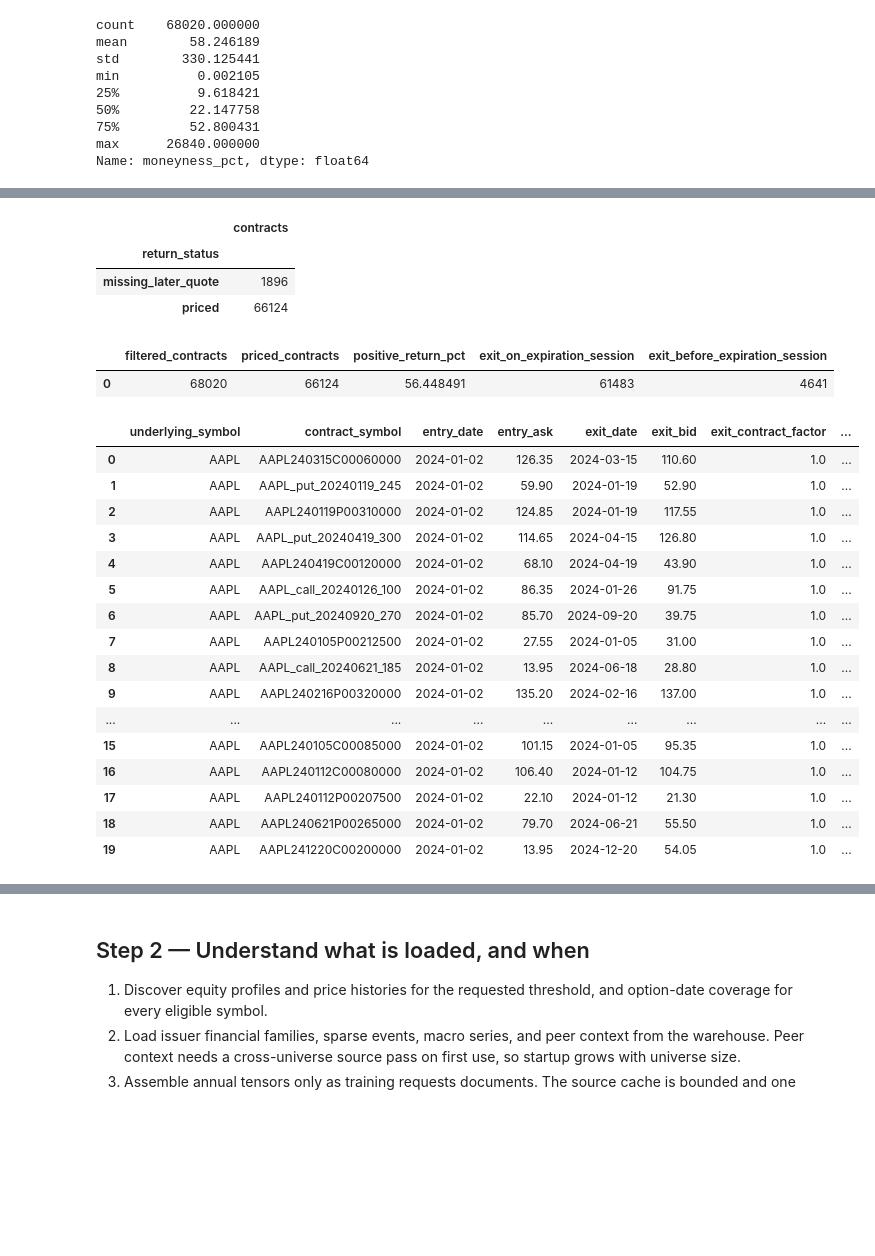
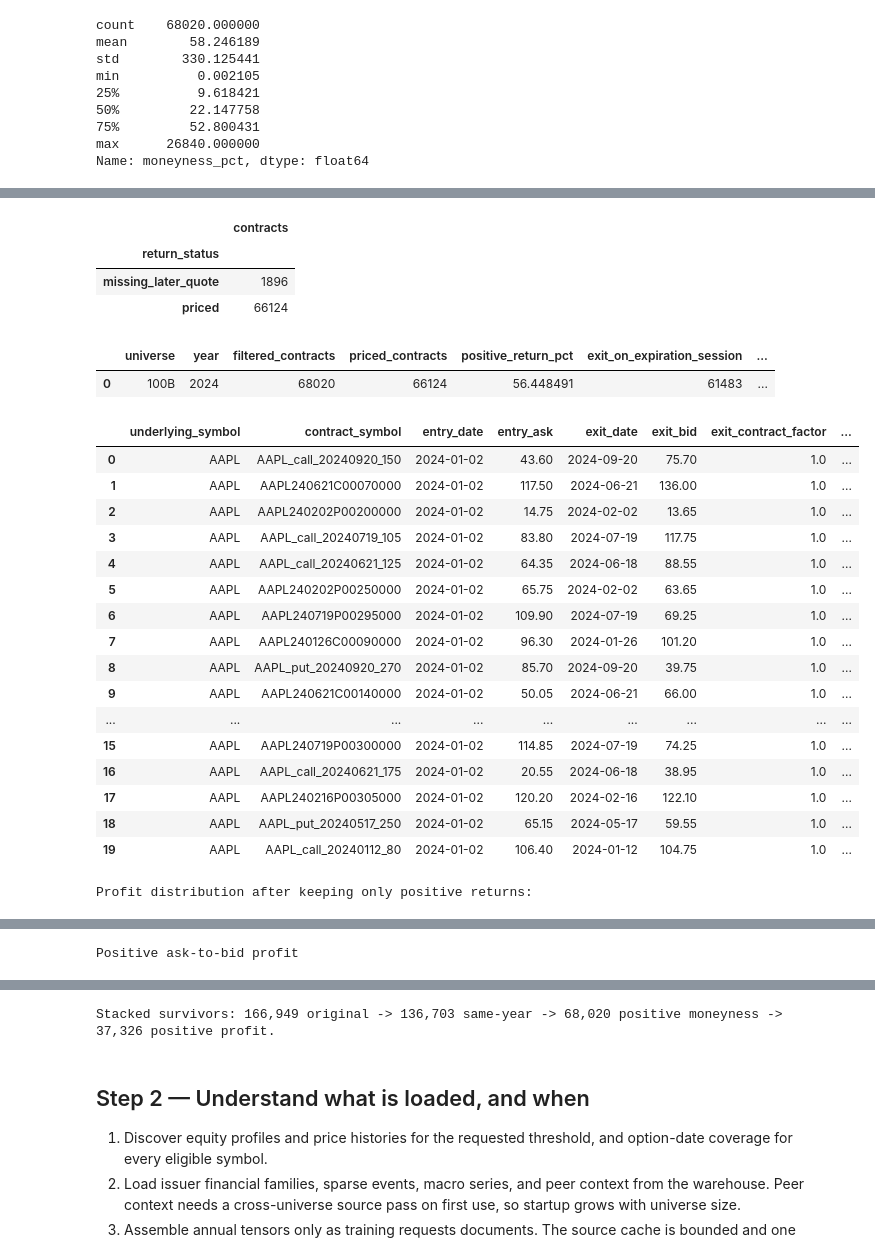
Before and after one commit to quantarb/quant-orchestrator, a Jupyter notebook: notebooks/multirate_warehouse_training.ipynb, the cells around one changed output, grey strips where cells are left out. Drawn from its saved outputs; the diff is of its cells as text; code cells hidden in the pictures; blank space fills up the shorter version.

Commit message:
Stack positive-profit filtering after positive expiration moneyness

```diff
--- a/notebooks/multirate_warehouse_training.ipynb
+++ b/notebooks/multirate_warehouse_training.ipynb
@@ -565,14 +565,18 @@ Expiration outcomes: 100B, 2024; denominator = 136,703 same-year contracts befor
 | Unknown | 810 | 0.59% |
 Stacked filters: 166,949 original -> 136,703 same-year expirations -> 68,020 ITM survivors.
 # %%
-# Describe only final filtered survivors: same-year expiration AND in the money.
+# Stage 2: positive expiration moneyness, following the same-year filter.
 # ITM is the chosen definition here; purchase premiums are not deducted.
-survivor_keys = filtered_options.select("underlying_symbol", "contract_symbol").unique()
+survivor_keys = itm_options.select("underlying_symbol", "contract_symbol").unique()
 moneyness = option_itm_audit.join(
     survivor_keys, on=["underlying_symbol", "contract_symbol"], how="semi").to_pandas()
 moneyness["moneyness_pct"] = 100 * (moneyness["expiration_spot"] / moneyness["expiration_strike"] - 1)
 moneyness.loc[moneyness["option_type"] == "put", "moneyness_pct"] *= -1
 display(moneyness["moneyness_pct"].describe())
+# Explicit previous-stage output; no percentile threshold is applied.
+moneyness_options = itm_options
+moneyness_comparison = itm_comparison
+filtered_options = moneyness_options
 # %% [output]
 count    68020.000000
 mean        58.246189
@@ -609,8 +615,10 @@ hindsight-selected EDA sample, not an unbiased strategy backtest.
 from datetime import timedelta
 from quant_orchestrator.research_tools.frozen_option_adjustments import split_adjusted_members
 
+# Stage 3 consumes only positive-moneyness survivors, even when rerun.
+profit_input = moneyness_options
 return_audits = []
-for (symbol,), selected in filtered_options.group_by("underlying_symbol", maintain_order=True):
+for (symbol,), selected in profit_input.group_by("underlying_symbol", maintain_order=True):
     expiry_days = option_itm_audit.select("underlying_symbol", "contract_symbol", "expiration_session")
     entries = selected.select("underlying_symbol", "contract_symbol", "expiration", "strike", "option_type",
                               pl.col("ask").alias("entry_ask")).join(
@@ -682,16 +690,39 @@ if option_return_audit.is_empty():
     print("No filtered options to price. Run the stacked EDA cells first.")
 else:
     option_returns = option_return_audit.to_pandas()
+    print("Profit distribution before the positive-profit filter:")
     display(option_returns["profit_pct"].describe())
     display(option_returns.groupby("return_status").size().rename("contracts").to_frame())
     priced = option_returns.loc[option_returns.return_status == "priced"]
     display(pd.DataFrame([{
         "universe": EDA_UNIVERSE, "year": EDA_YEAR,
-        "filtered_contracts": len(filtered_options), "priced_contracts": len(priced),
+        "filtered_contracts": len(profit_input), "priced_contracts": len(priced),
         "positive_return_pct": 100 * priced.profit_pct.gt(0).mean(),
         "exit_on_expiration_session": int(priced.exit_on_expiration_session.sum()),
         "exit_before_expiration_session": int((~priced.exit_on_expiration_session).sum()),
     }]))
     display(option_returns[["underlying_symbol", "contract_symbol", "entry_date", "entry_ask",
         "exit_date", "exit_bid", "exit_contract_factor", "profit_pct", "days_before_expiration", "return_status"]].head(20))
+# Keep strictly positive, priced returns; break-even/losses and unknowns do not survive.
+if option_return_audit.is_empty():
+    profitable_options = profit_input.head(0)
+    profit_filter_counts = pd.DataFrame(columns=["symbol", "remaining", "calls", "puts", "unknown"])
+else:
+    positive = ((pl.col("return_status") == "priced") &
+                pl.col("profit_pct").is_finite() & (pl.col("profit_pct") > 0)).fill_null(False)
+    profit_filter_counts = option_return_audit.group_by("underlying_symbol").agg(
+        positive.sum().alias("remaining"),
+        (positive & (pl.col("option_type") == "call")).sum().alias("calls"),
+        (positive & (pl.col("option_type") == "put")).sum().alias("puts"),
+        (pl.col("return_status") != "priced").sum().alias("unknown")
+    ).rename({"underlying_symbol": "symbol"}).to_pandas()
+    profit_survivor_keys = option_return_audit.filter(positive).select("underlying_symbol", "contract_symbol")
+    profitable_options = profit_input.join(profit_survivor_keys,
+        on=["underlying_symbol", "contract_symbol"], how="semi")
+    print("Profit distribution after keeping only positive returns:")
+    display(option_return_audit.filter(positive)["profit_pct"].to_pandas().describe())
+filtered_options = profitable_options
+profit_comparison = show_option_filter("Positive ask-to-bid profit", profit_filter_counts, moneyness_comparison)
+print(f"Stacked survivors: {len(all_options):,} original -> {len(same_year_options):,} same-year "
+      f"-> {len(moneyness_options):,} positive moneyness -> {len(filtered_options):,} positive profit.")
 # %% [output]
@@ -707,23 +739,24 @@ Name: profit_pct, dtype: float64
 |  | contracts |
 | return_status |  |
 | missing_later_quote | 1896 |
 | priced | 66124 |
-|  | filtered_contracts | priced_contracts | positive_return_pct | exit_on_expiration_session | exit_before_expiration_session |
-| 0 | 68020 | 66124 | 56.448491 | 61483 | 4641 |
+|  | universe | year | filtered_contracts | priced_contracts | positive_return_pct | exit_on_expiration_session | ... |
+| 0 | 100B | 2024 | 68020 | 66124 | 56.448491 | 61483 | ... |
 |  | underlying_symbol | contract_symbol | entry_date | entry_ask | exit_date | exit_bid | exit_contract_factor | ... |
-| 0 | AAPL | AAPL240315C00060000 | 2024-01-02 | 126.35 | 2024-03-15 | 110.60 | 1.0 | ... |
-| 1 | AAPL | AAPL_put_20240119_245 | 2024-01-02 | 59.90 | 2024-01-19 | 52.90 | 1.0 | ... |
-| 2 | AAPL | AAPL240119P00310000 | 2024-01-02 | 124.85 | 2024-01-19 | 117.55 | 1.0 | ... |
-| 3 | AAPL | AAPL_put_20240419_300 | 2024-01-02 | 114.65 | 2024-04-15 | 126.80 | 1.0 | ... |
-| 4 | AAPL | AAPL240419C00120000 | 2024-01-02 | 68.10 | 2024-04-19 | 43.90 | 1.0 | ... |
-| 5 | AAPL | AAPL_call_20240126_100 | 2024-01-02 | 86.35 | 2024-01-26 | 91.75 | 1.0 | ... |
-| 6 | AAPL | AAPL_put_20240920_270 | 2024-01-02 | 85.70 | 2024-09-20 | 39.75 | 1.0 | ... |
-| 7 | AAPL | AAPL240105P00212500 | 2024-01-02 | 27.55 | 2024-01-05 | 31.00 | 1.0 | ... |
-| 8 | AAPL | AAPL_call_20240621_185 | 2024-01-02 | 13.95 | 2024-06-18 | 28.80 | 1.0 | ... |
-| 9 | AAPL | AAPL240216P00320000 | 2024-01-02 | 135.20 | 2024-02-16 | 137.00 | 1.0 | ... |
+| 0 | AAPL | AAPL_call_20240920_150 | 2024-01-02 | 43.60 | 2024-09-20 | 75.70 | 1.0 | ... |
+| 1 | AAPL | AAPL240621C00070000 | 2024-01-02 | 117.50 | 2024-06-21 | 136.00 | 1.0 | ... |
+| 2 | AAPL | AAPL240202P00200000 | 2024-01-02 | 14.75 | 2024-02-02 | 13.65 | 1.0 | ... |
+| 3 | AAPL | AAPL_call_20240719_105 | 2024-01-02 | 83.80 | 2024-07-19 | 117.75 | 1.0 | ... |
+| 4 | AAPL | AAPL_call_20240621_125 | 2024-01-02 | 64.35 | 2024-06-18 | 88.55 | 1.0 | ... |
+| 5 | AAPL | AAPL240202P00250000 | 2024-01-02 | 65.75 | 2024-02-02 | 63.65 | 1.0 | ... |
+| 6 | AAPL | AAPL240719P00295000 | 2024-01-02 | 109.90 | 2024-07-19 | 69.25 | 1.0 | ... |
+| 7 | AAPL | AAPL240126C00090000 | 2024-01-02 | 96.30 | 2024-01-26 | 101.20 | 1.0 | ... |
+| 8 | AAPL | AAPL_put_20240920_270 | 2024-01-02 | 85.70 | 2024-09-20 | 39.75 | 1.0 | ... |
+| 9 | AAPL | AAPL240621C00140000 | 2024-01-02 | 50.05 | 2024-06-21 | 66.00 | 1.0 | ... |
 | ... | ... | ... | ... | ... | ... | ... | ... | ... |
-| 15 | AAPL | AAPL240105C00085000 | 2024-01-02 | 101.15 | 2024-01-05 | 95.35 | 1.0 | ... |
-| 16 | AAPL | AAPL240112C00080000 | 2024-01-02 | 106.40 | 2024-01-12 | 104.75 | 1.0 | ... |
-| 17 | AAPL | AAPL240112P00207500 | 2024-01-02 | 22.10 | 2024-01-12 | 21.30 | 1.0 | ... |
-| 18 | AAPL | AAPL240621P00265000 | 2024-01-02 | 79.70 | 2024-06-21 | 55.50 | 1.0 | ... |
-| 19 | AAPL | AAPL241220C00200000 | 2024-01-02 | 13.95 | 2024-12-20 | 54.05 | 1.0 | ... |
+| 15 | AAPL | AAPL240719P00300000 | 2024-01-02 | 114.85 | 2024-07-19 | 74.25 | 1.0 | ... |
+| 16 | AAPL | AAPL_call_20240621_175 | 2024-01-02 | 20.55 | 2024-06-18 | 38.95 | 1.0 | ... |
+| 17 | AAPL | AAPL240216P00305000 | 2024-01-02 | 120.20 | 2024-02-16 | 122.10 | 1.0 | ... |
+| 18 | AAPL | AAPL_put_20240517_250 | 2024-01-02 | 65.15 | 2024-05-17 | 59.55 | 1.0 | ... |
+| 19 | AAPL | AAPL_call_20240112_80 | 2024-01-02 | 106.40 | 2024-01-12 | 104.75 | 1.0 | ... |
+Profit distribution after keeping only positive returns:
@@ -729,0 +772 @@ Name: profit_pct, dtype: float64
+Positive ask-to-bid profit
@@ -730,3 +792,4 @@ Name: profit_pct, dtype: float64
+Stacked survivors: 166,949 original -> 136,703 same-year -> 68,020 positive moneyness -> 37,326 positive profit.
 # %% [markdown]
 ## Step 2 — Understand what is loaded, and when
 
```
Also changed, not shown: parts of 3 cells of this notebook, 1 other file.
